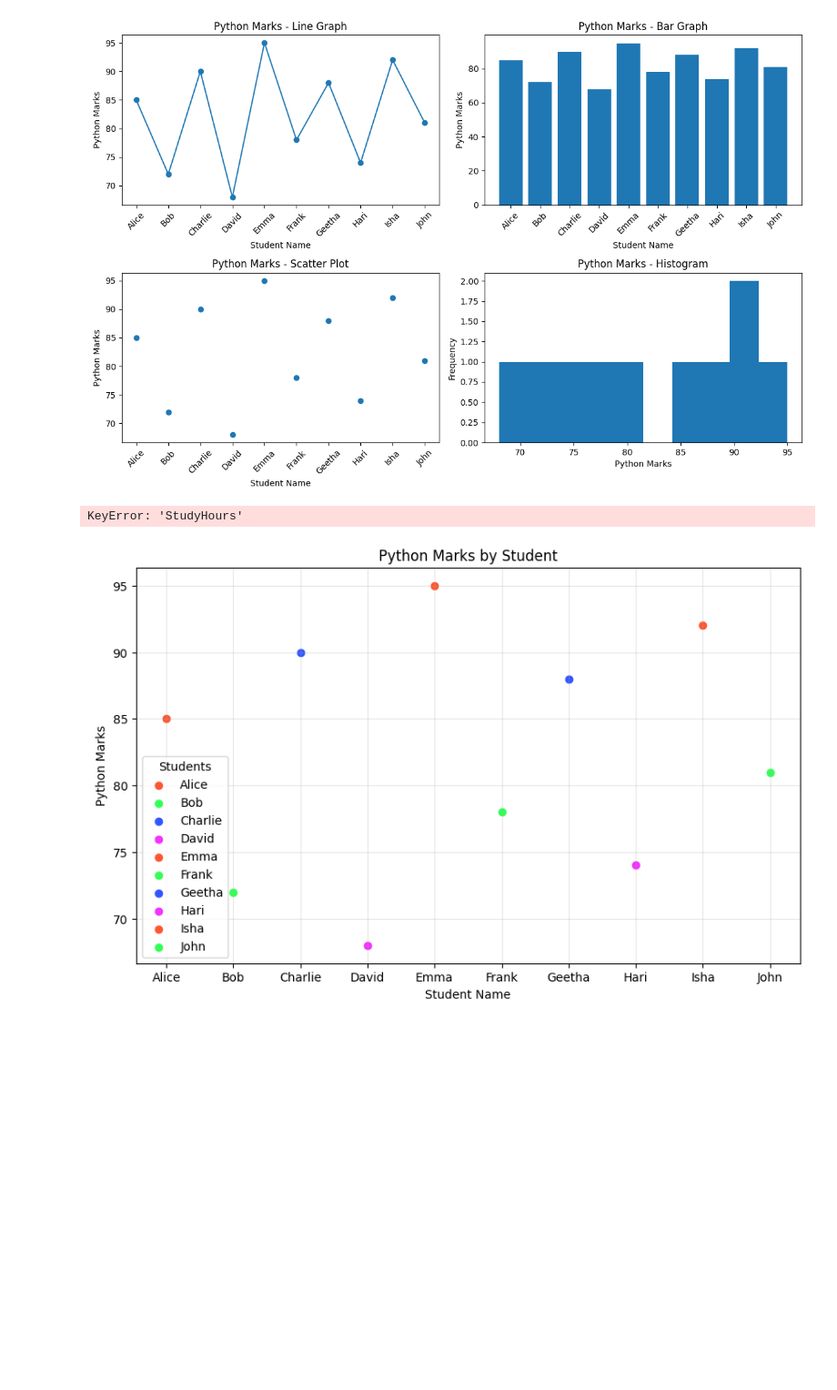
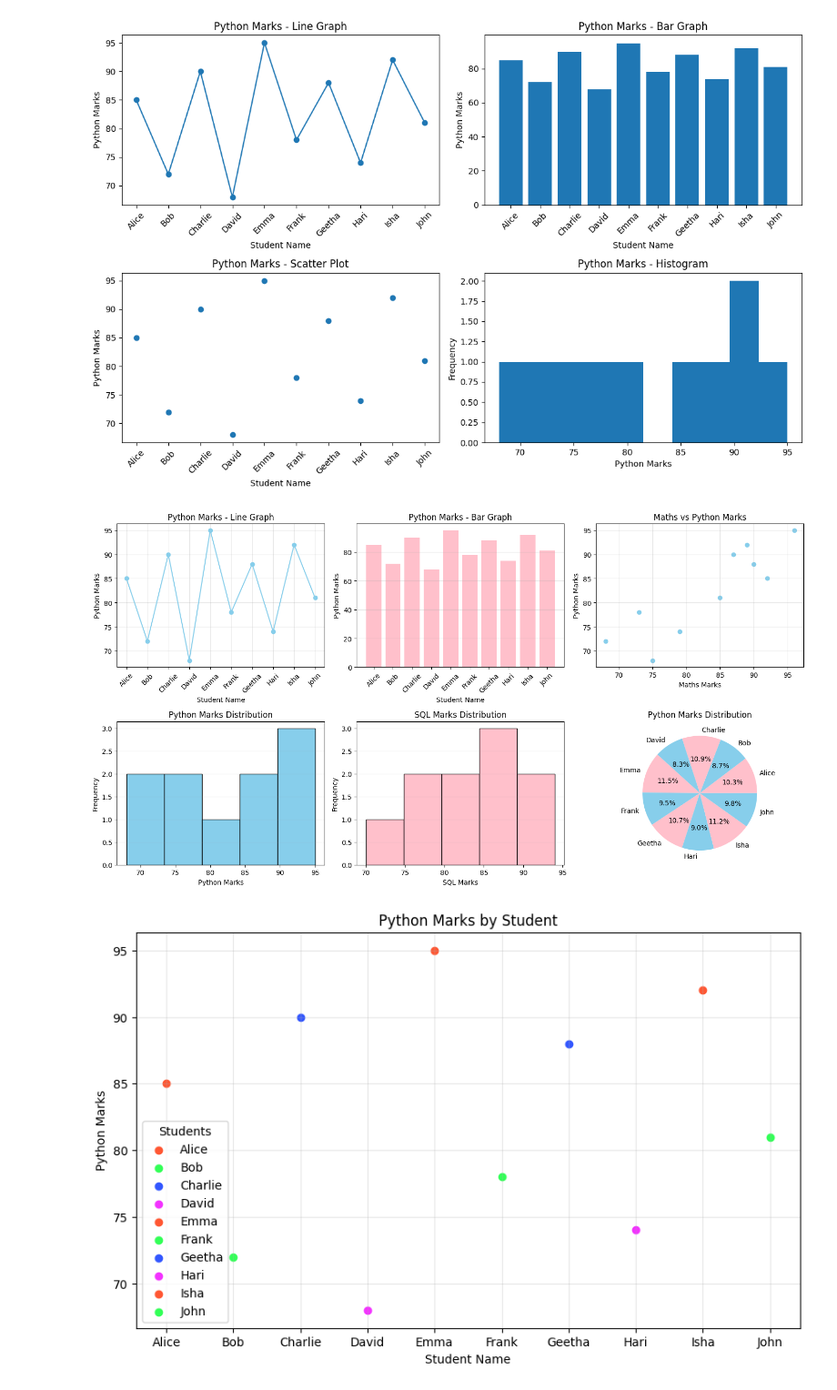
Before and after one commit to NagothuVarshitha/Data-Visualization, a Jupyter notebook: data_visualization.ipynb, the cells around one changed output. Shown at 91% size. Drawn from its saved outputs; the diff is of its cells as text; code cells hidden in the pictures; blank space fills up the shorter version.

```diff
--- a/data_visualization.ipynb
+++ b/data_visualization.ipynb
@@ -241,72 +241,90 @@ df = pd.read_csv("student_marks_with_study_hours_gender.csv")
 import matplotlib.pyplot as plt
 import pandas as pd
 
+# Load dataset
 df = pd.read_csv("student_marks.csv")
 
+# Select columns
 X = df["Name"]
 Y = df["Python"]
-H = df["StudyHours"]
 
-# Find average study hours
-average = H.mean()
-
-# Separate study hours
-upper_hours = H[H >= average]
-lower_hours = H[H < average]
-
+# Create 2 × 3 dashboard
 fig, ax = plt.subplots(2, 3, figsize=(15, 8))
 
 
 # 1. Line Graph
-ax[0, 0].plot(X, Y, marker='o')
-ax[0, 0].set_title("Line Graph")
+ax[0, 0].plot(X, Y, marker='o', color='skyblue')
+ax[0, 0].set_title("Python Marks - Line Graph")
 ax[0, 0].set_xlabel("Student Name")
 ax[0, 0].set_ylabel("Python Marks")
 ax[0, 0].tick_params(axis='x', rotation=45)
+ax[0, 0].grid(True, alpha=0.3)
 
 
 # 2. Bar Graph
-ax[0, 1].bar(X, Y)
-ax[0, 1].set_title("Bar Graph")
+ax[0, 1].bar(X, Y, color='pink')
+ax[0, 1].set_title("Python Marks - Bar Graph")
 ax[0, 1].set_xlabel("Student Name")
 ax[0, 1].set_ylabel("Python Marks")
 ax[0, 1].tick_params(axis='x', rotation=45)
+ax[0, 1].grid(axis='y', alpha=0.3)
 
 
 # 3. Scatter Plot
-ax[0, 2].scatter(H, Y)
-ax[0, 2].set_title("Study Hours vs Python Marks")
-ax[0, 2].set_xlabel("Study Hours")
+ax[0, 2].scatter(
+    df["Maths"],
+    df["Python"],
+    color='skyblue'
+)
+ax[0, 2].set_title("Maths vs Python Marks")
+ax[0, 2].set_xlabel("Maths Marks")
 ax[0, 2].set_ylabel("Python Marks")
+ax[0, 2].grid(True, alpha=0.3)
 
 
-# 4. Upper Histogram
-ax[1, 0].hist(upper_hours, bins=15)
-ax[1, 0].set_title("Upper Study Hours")
-ax[1, 0].set_xlabel("Study Hours")
+# 4. Python Marks Histogram
+ax[1, 0].hist(
+    Y,
+    bins=5,
+    color='skyblue',
+    edgecolor='black'
+)
+ax[1, 0].set_title("Python Marks Distribution")
+ax[1, 0].set_xlabel("Python Marks")
 ax[1, 0].set_ylabel("Frequency")
+ax[1, 0].grid(axis='y', alpha=0.3)
 
 
-# 5. Lower Histogram
-ax[1, 1].hist(lower_hours, bins=15)
-ax[1, 1].set_title("Lower Study Hours")
-ax[1, 1].set_xlabel("Study Hours")
+# 5. SQL Marks Histogram
+ax[1, 1].hist(
+    df["SQL"],
+    bins=5,
+    color='pink',
+    edgecolor='black'
+)
+ax[1, 1].set_title("SQL Marks Distribution")
+ax[1, 1].set_xlabel("SQL Marks")
 ax[1, 1].set_ylabel("Frequency")
+ax[1, 1].grid(axis='y', alpha=0.3)
 
 
 # 6. Pie Chart
 ax[1, 2].pie(
     Y,
     labels=X,
-    autopct='%1.1f%%'
+    autopct='%1.1f%%',
+    colors=['pink', 'skyblue'] * 5
 )
 ax[1, 2].set_title("Python Marks Distribution")
 
 
+# Adjust layout
 plt.tight_layout()
+
+# Display dashboard
 plt.show()
 # %% [output]
-KeyError: 'StudyHours'
+[figure, added]
 # %%
 import matplotlib.pyplot as plt
 import pandas as pd
```
Also changed, not shown: parts of 5 cells of this notebook, 5 other files.
